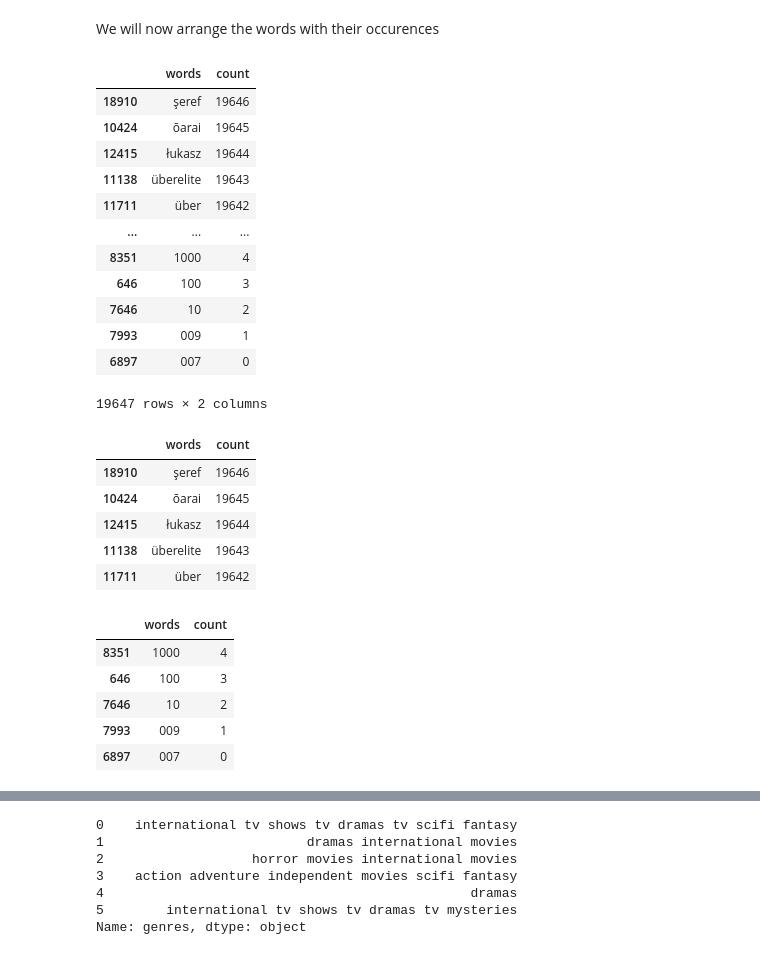
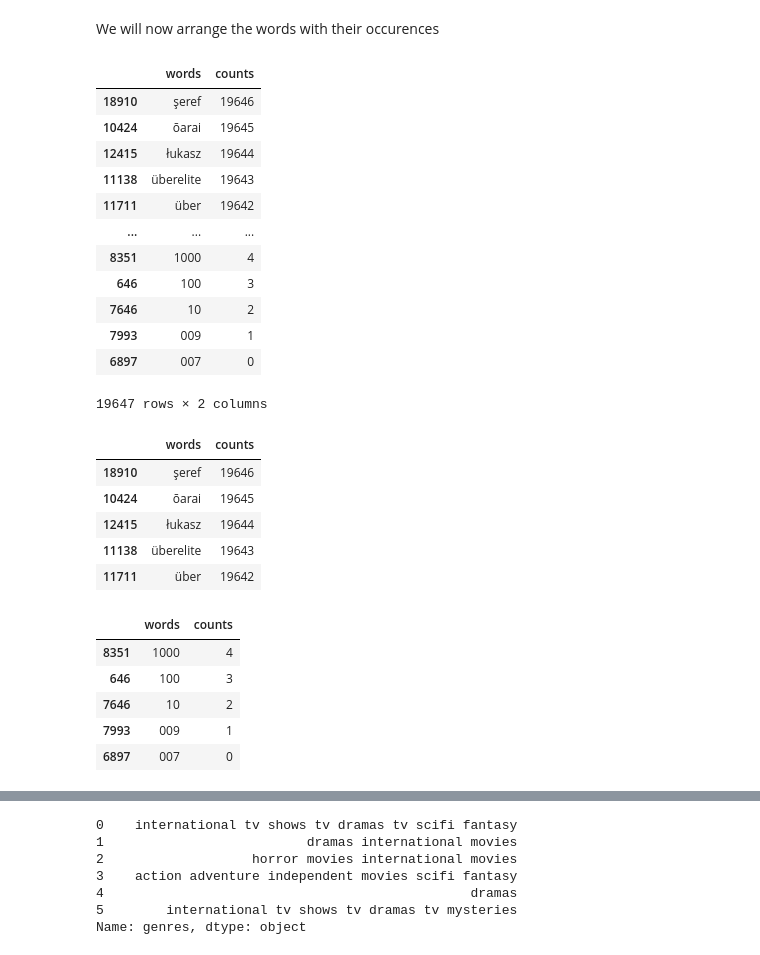
Before and after one commit to sammed97/Netflix-Movies-and-TV-Shows-Clustering, a Jupyter notebook: Copy_of_NETFLIX_MOVIES_AND_TV_SHOWS_CLUSTERING.ipynb, the cells around one changed output, grey strips where cells are left out. Saved outputs shown, nothing was run; the diff lists cells and outputs as text; code cells hidden in the pictures.

```diff
--- a/Copy_of_NETFLIX_MOVIES_AND_TV_SHOWS_CLUSTERING.ipynb
+++ b/Copy_of_NETFLIX_MOVIES_AND_TV_SHOWS_CLUSTERING.ipynb
@@ -758,11 +758,11 @@ for key, value in word_count:
   words.append(key)
   counts.append(value)
 # %%
-vocabulary = pd.DataFrame({"words":words,"count":counts})
-vocabulary = vocabulary.sort_values("count",ascending=False)
+vocabulary = pd.DataFrame({"words":words,"counts":counts})
+vocabulary = vocabulary.sort_values("counts",ascending=False)
 vocabulary
 # %% [output]
-|  | words | count |
+|  | words | counts |
 | 18910 | şeref | 19646 |
 | 10424 | ōarai | 19645 |
 | 12415 | łukasz | 19644 |
@@ -778,7 +778,7 @@ vocabulary
 # %%
 vocabulary.head(5)
 # %% [output]
-|  | words | count |
+|  | words | counts |
 | 18910 | şeref | 19646 |
 | 10424 | ōarai | 19645 |
 | 12415 | łukasz | 19644 |
@@ -787,7 +787,7 @@ vocabulary.head(5)
 # %%
 vocabulary.tail()
 # %% [output]
-|  | words | count |
+|  | words | counts |
 | 8351 | 1000 | 4 |
 | 646 | 100 | 3 |
 | 7646 | 10 | 2 |
```
Also changed, not shown: parts of 18 cells of this notebook.
